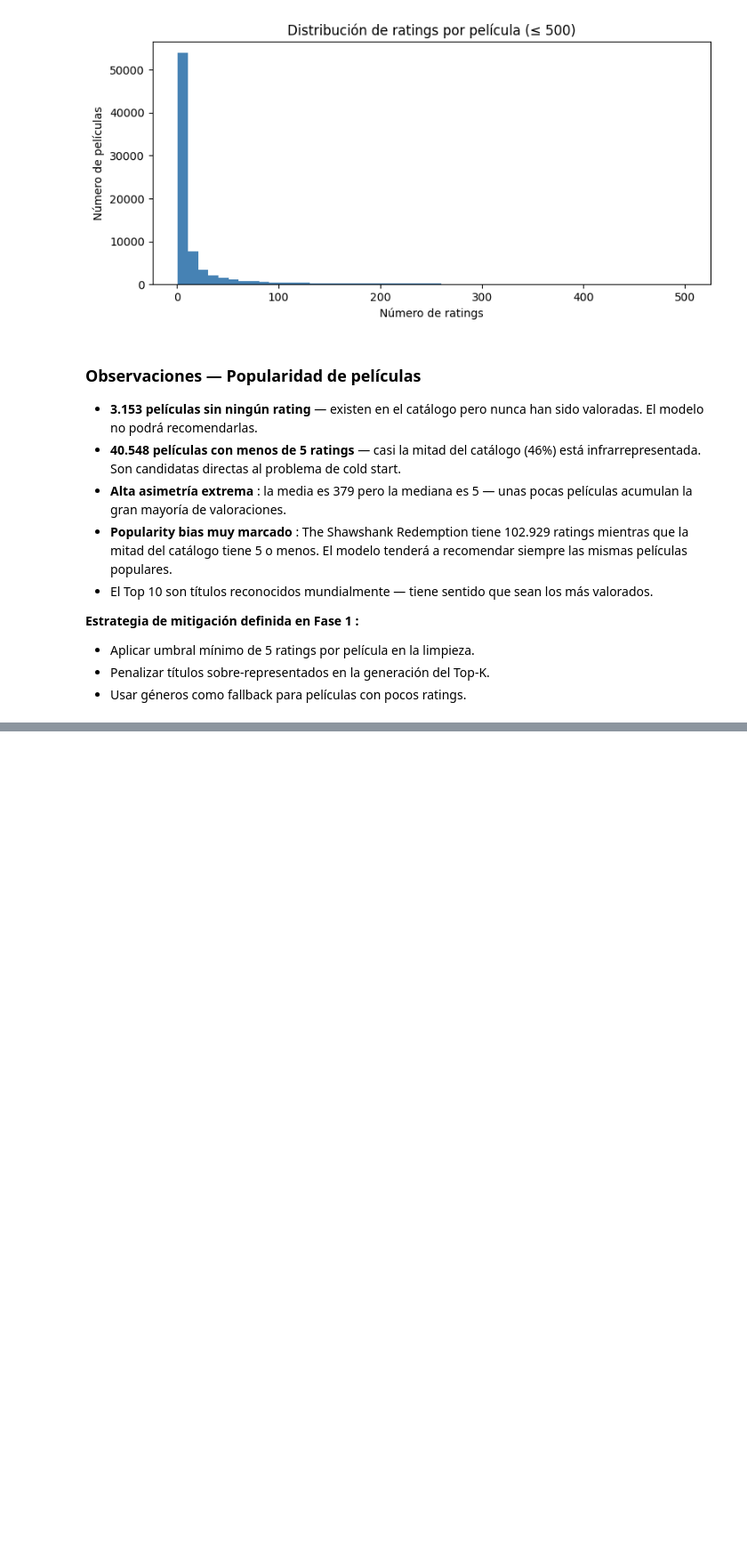
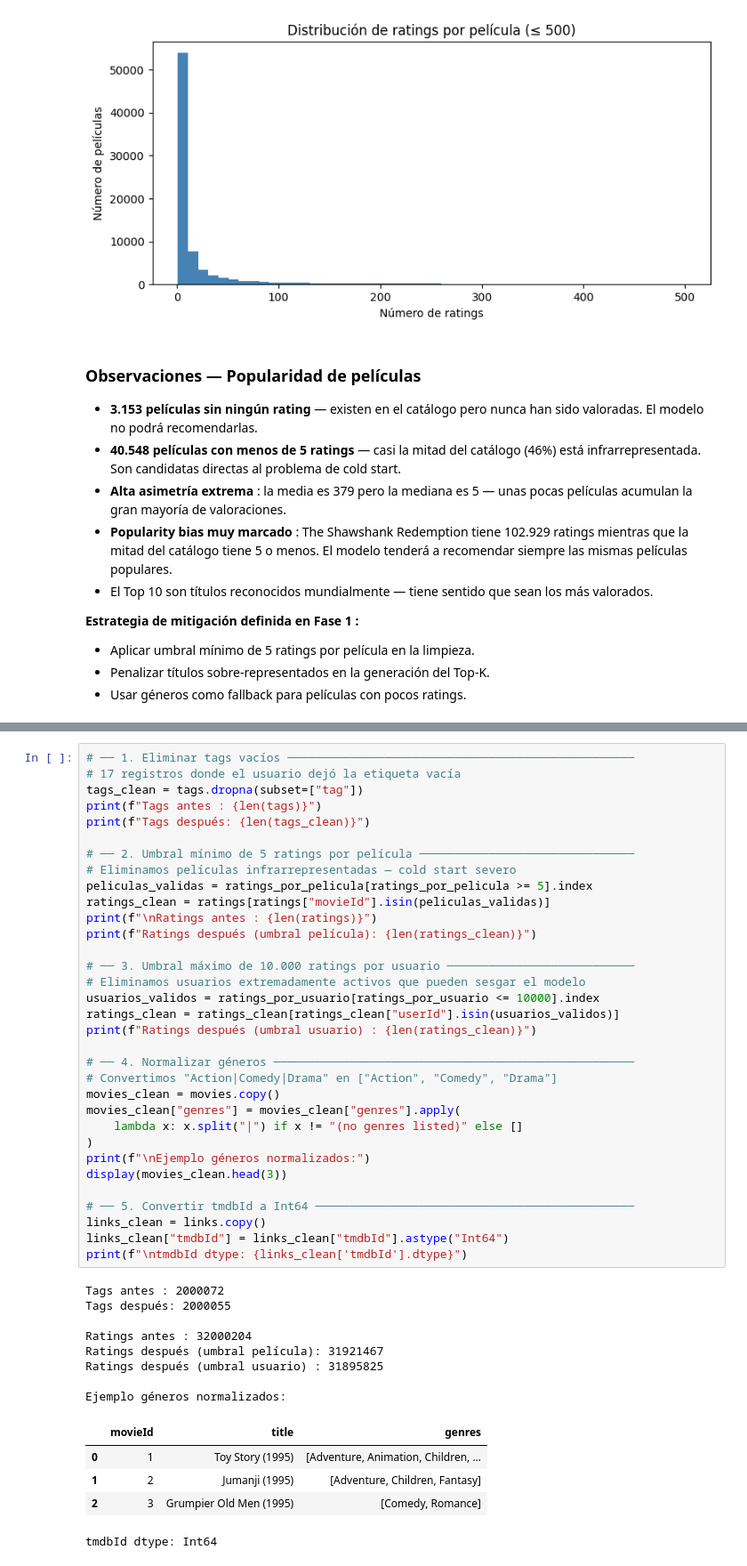
Before and after one commit to badrlah9/CineMatch-Sistema-de-recomendacion-peliculas, a Jupyter notebook: src/pipline/notebooks/eda.ipynb, the cells around one changed output, grey strips where cells are left out. Shown at 89% size. Saved outputs shown, nothing was run; the diff lists cells and outputs as text; blank space fills up the shorter version.

```diff
--- a/src/pipline/notebooks/eda.ipynb
+++ b/src/pipline/notebooks/eda.ipynb
@@ -335,0 +346,47 @@ Top 10 películas más valoradas:
+# %%
+# ── 1. Eliminar tags vacíos ──────────────────────────────────────────────────
+# 17 registros donde el usuario dejó la etiqueta vacía
+tags_clean = tags.dropna(subset=["tag"])
+print(f"Tags antes : {len(tags)}")
+print(f"Tags después: {len(tags_clean)}")
+
+# ── 2. Umbral mínimo de 5 ratings por película ───────────────────────────────
+# Eliminamos películas infrarrepresentadas — cold start severo
+peliculas_validas = ratings_por_pelicula[ratings_por_pelicula >= 5].index
+ratings_clean = ratings[ratings["movieId"].isin(peliculas_validas)]
+print(f"\nRatings antes : {len(ratings)}")
+print(f"Ratings después (umbral película): {len(ratings_clean)}")
+
+# ── 3. Umbral máximo de 10.000 ratings por usuario ───────────────────────────
+# Eliminamos usuarios extremadamente activos que pueden sesgar el modelo
+usuarios_validos = ratings_por_usuario[ratings_por_usuario <= 10000].index
+ratings_clean = ratings_clean[ratings_clean["userId"].isin(usuarios_validos)]
+print(f"Ratings después (umbral usuario) : {len(ratings_clean)}")
+
+# ── 4. Normalizar géneros ────────────────────────────────────────────────────
+# Convertimos "Action|Comedy|Drama" en ["Action", "Comedy", "Drama"]
+movies_clean = movies.copy()
+movies_clean["genres"] = movies_clean["genres"].apply(
+    lambda x: x.split("|") if x != "(no genres listed)" else []
+)
+print(f"\nEjemplo géneros normalizados:")
+display(movies_clean.head(3))
+
+# ── 5. Convertir tmdbId a Int64 ──────────────────────────────────────────────
+links_clean = links.copy()
+links_clean["tmdbId"] = links_clean["tmdbId"].astype("Int64")
+print(f"\ntmdbId dtype: {links_clean['tmdbId'].dtype}")
+# %% [output]
+Tags antes : 2000072
+Tags después: 2000055
+
+Ratings antes : 32000204
+Ratings después (umbral película): 31921467
+Ratings después (umbral usuario) : 31895825
+
+Ejemplo géneros normalizados:
+|  | movieId | title | genres |
+| 0 | 1 | Toy Story (1995) | [Adventure, Animation, Children, ... |
+| 1 | 2 | Jumanji (1995) | [Adventure, Children, Fantasy] |
+| 2 | 3 | Grumpier Old Men (1995) | [Comedy, Romance] |
+tmdbId dtype: Int64
```
Also changed, not shown: parts of 8 cells of this notebook.
